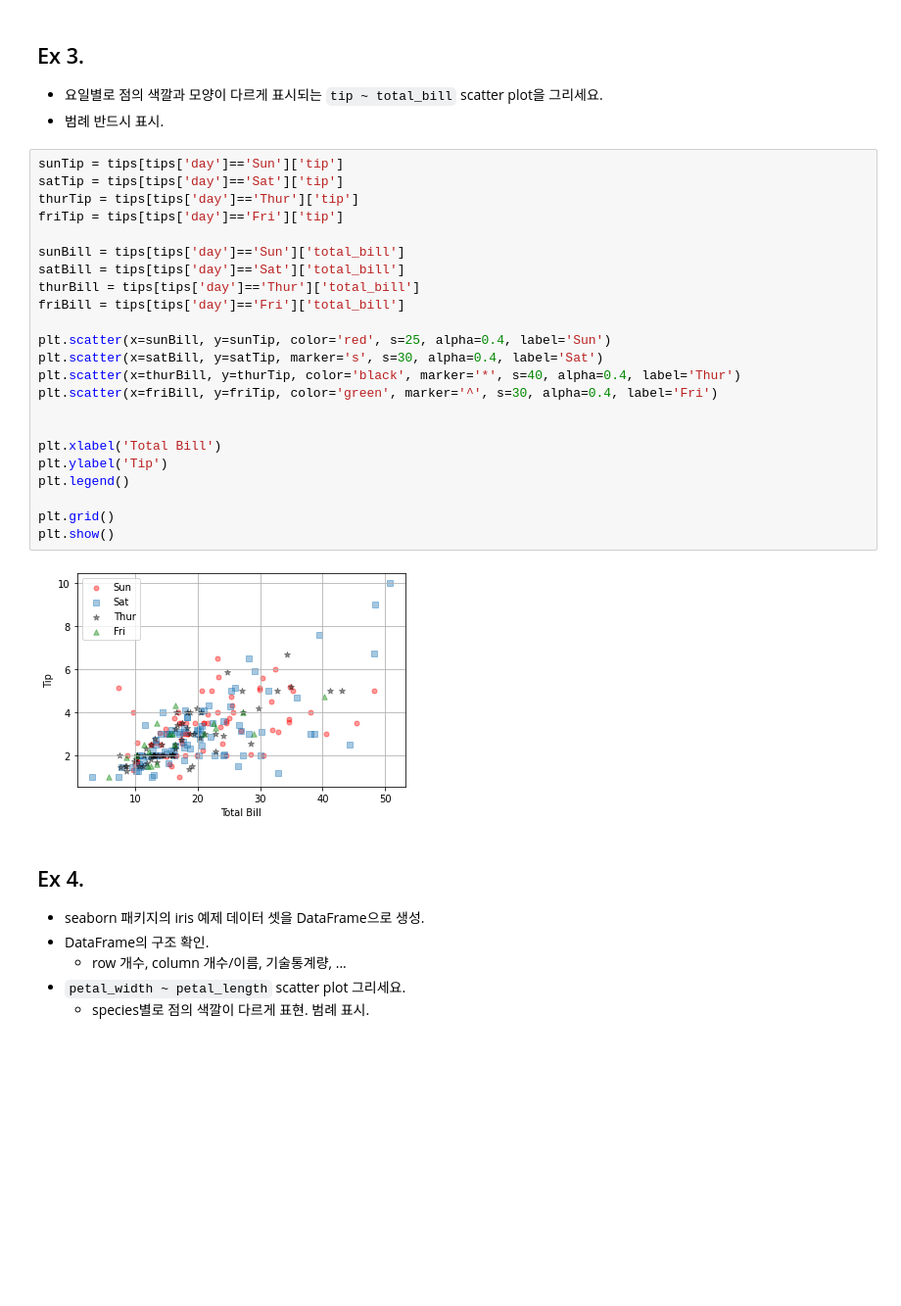
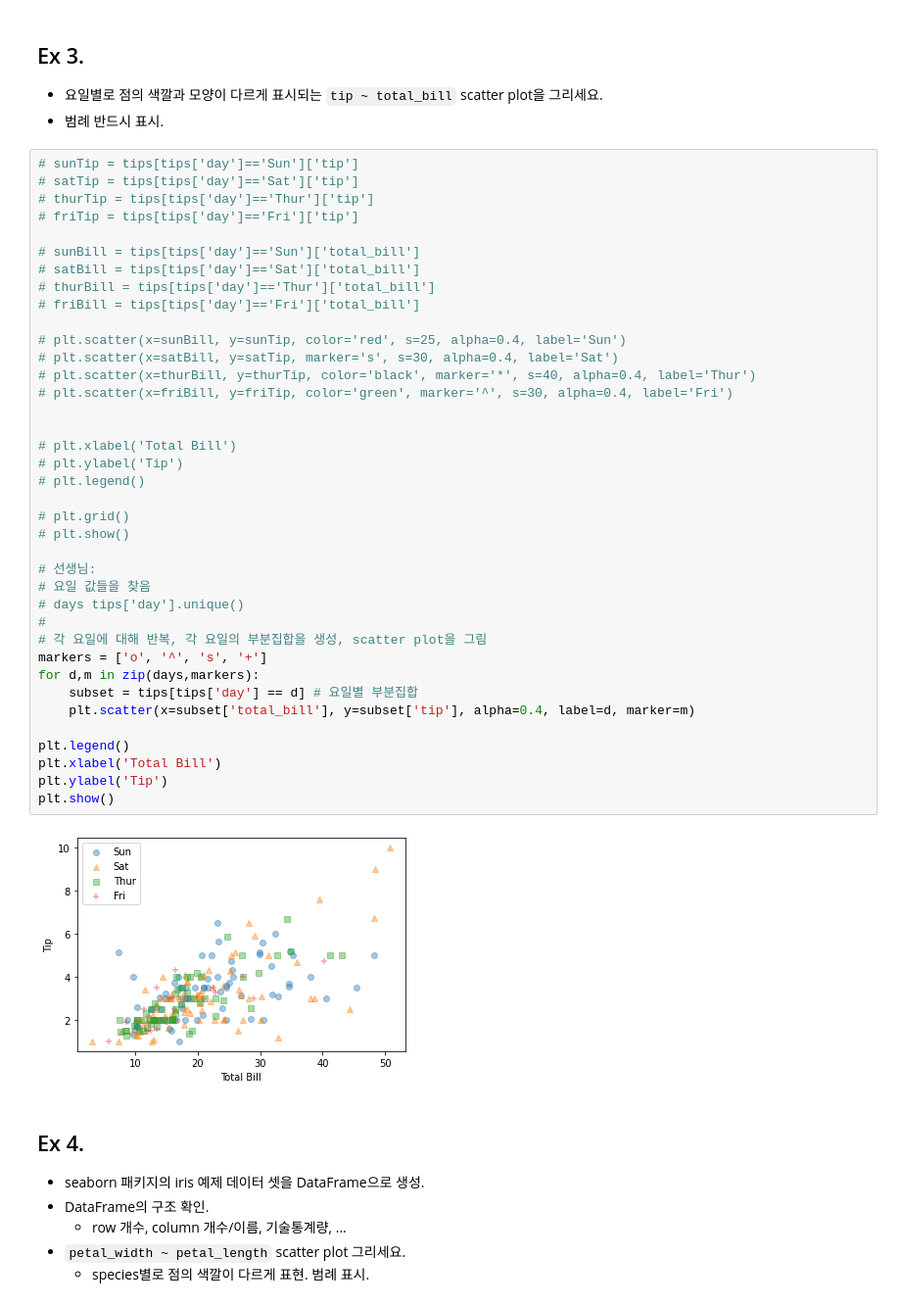
Before and after one commit to Gasijiyo/FirstStep_Python, a Jupyter notebook: py21_matplotlib.ipynb, the cells around one changed output. Shown at 98% size. Cells and saved outputs as stored; diff of their text form; blank space fills up the shorter version.

```diff
--- a/py21_matplotlib.ipynb
+++ b/py21_matplotlib.ipynb
@@ -581,30 +607,45 @@ plt.show()
 * 요일별로 점의 색깔과 모양이 다르게 표시되는 `tip ~ total_bill` scatter plot을 그리세요.
 * 범례 반드시 표시.
 # %%
-sunTip = tips[tips['day']=='Sun']['tip']
-satTip = tips[tips['day']=='Sat']['tip']
-thurTip = tips[tips['day']=='Thur']['tip']
-friTip = tips[tips['day']=='Fri']['tip']
+# sunTip = tips[tips['day']=='Sun']['tip']
+# satTip = tips[tips['day']=='Sat']['tip']
+# thurTip = tips[tips['day']=='Thur']['tip']
+# friTip = tips[tips['day']=='Fri']['tip']
 
-sunBill = tips[tips['day']=='Sun']['total_bill']
-satBill = tips[tips['day']=='Sat']['total_bill']
-thurBill = tips[tips['day']=='Thur']['total_bill']
-friBill = tips[tips['day']=='Fri']['total_bill']
+# sunBill = tips[tips['day']=='Sun']['total_bill']
+# satBill = tips[tips['day']=='Sat']['total_bill']
+# thurBill = tips[tips['day']=='Thur']['total_bill']
+# friBill = tips[tips['day']=='Fri']['total_bill']
 
-plt.scatter(x=sunBill, y=sunTip, color='red', s=25, alpha=0.4, label='Sun')
-plt.scatter(x=satBill, y=satTip, marker='s', s=30, alpha=0.4, label='Sat')
-plt.scatter(x=thurBill, y=thurTip, color='black', marker='*', s=40, alpha=0.4, label='Thur')
-plt.scatter(x=friBill, y=friTip, color='green', marker='^', s=30, alpha=0.4, label='Fri')
+# plt.scatter(x=sunBill, y=sunTip, color='red', s=25, alpha=0.4, label='Sun')
+# plt.scatter(x=satBill, y=satTip, marker='s', s=30, alpha=0.4, label='Sat')
+# plt.scatter(x=thurBill, y=thurTip, color='black', marker='*', s=40, alpha=0.4, label='Thur')
+# plt.scatter(x=friBill, y=friTip, color='green', marker='^', s=30, alpha=0.4, label='Fri')
 
 
+# plt.xlabel('Total Bill')
+# plt.ylabel('Tip')
+# plt.legend()
+
+# plt.grid()
+# plt.show()
+
+# 선생님:
+# 요일 값들을 찾음
+# days tips['day'].unique()
+#
+# 각 요일에 대해 반복, 각 요일의 부분집합을 생성, scatter plot을 그림
+markers = ['o', '^', 's', '+']
+for d,m in zip(days,markers):
+    subset = tips[tips['day'] == d] # 요일별 부분집합
+    plt.scatter(x=subset['total_bill'], y=subset['tip'], alpha=0.4, label=d, marker=m)
+
+plt.legend()
 plt.xlabel('Total Bill')
 plt.ylabel('Tip')
-plt.legend()
-
-plt.grid()
 plt.show()
 # %% [output]
-[figure, old version]
+[figure, new version]
 # %% [markdown]
 ## Ex 4.
 
```
Also changed, not shown: parts of 8 cells of this notebook.
